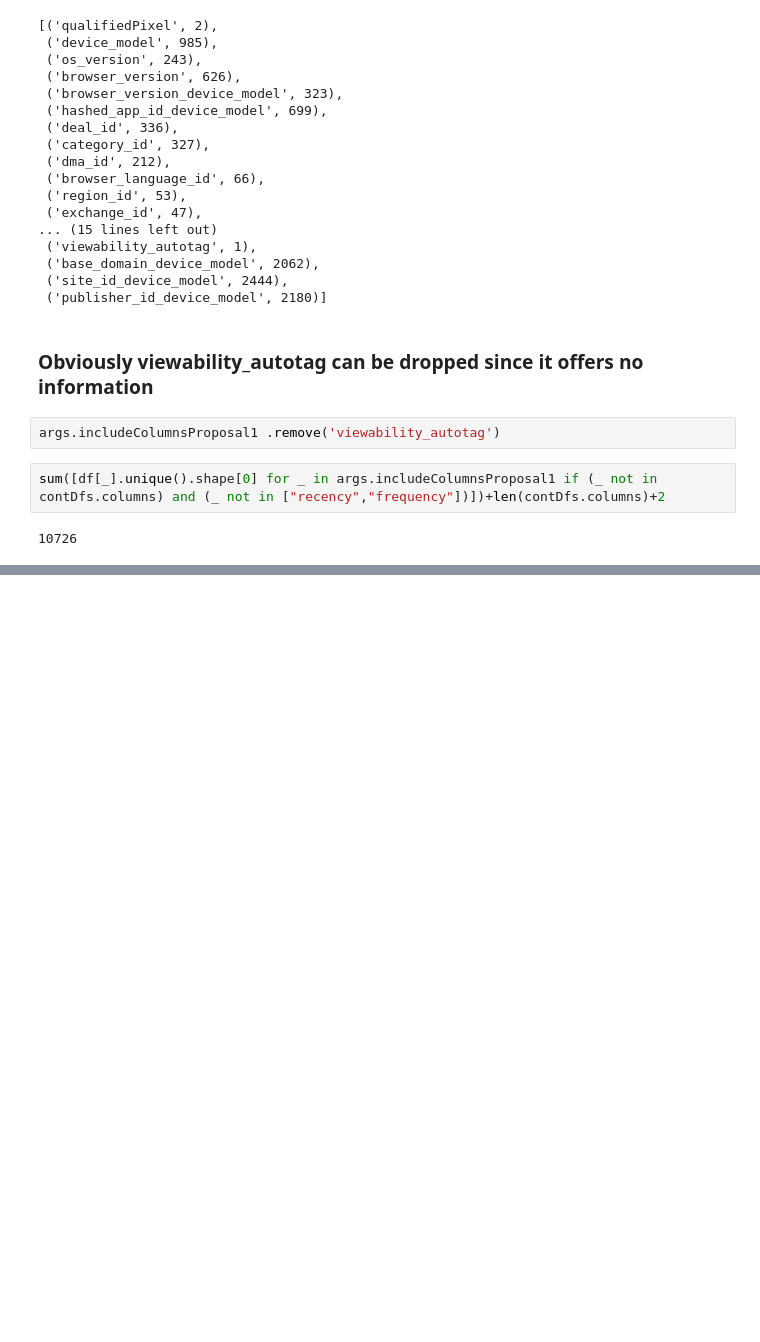
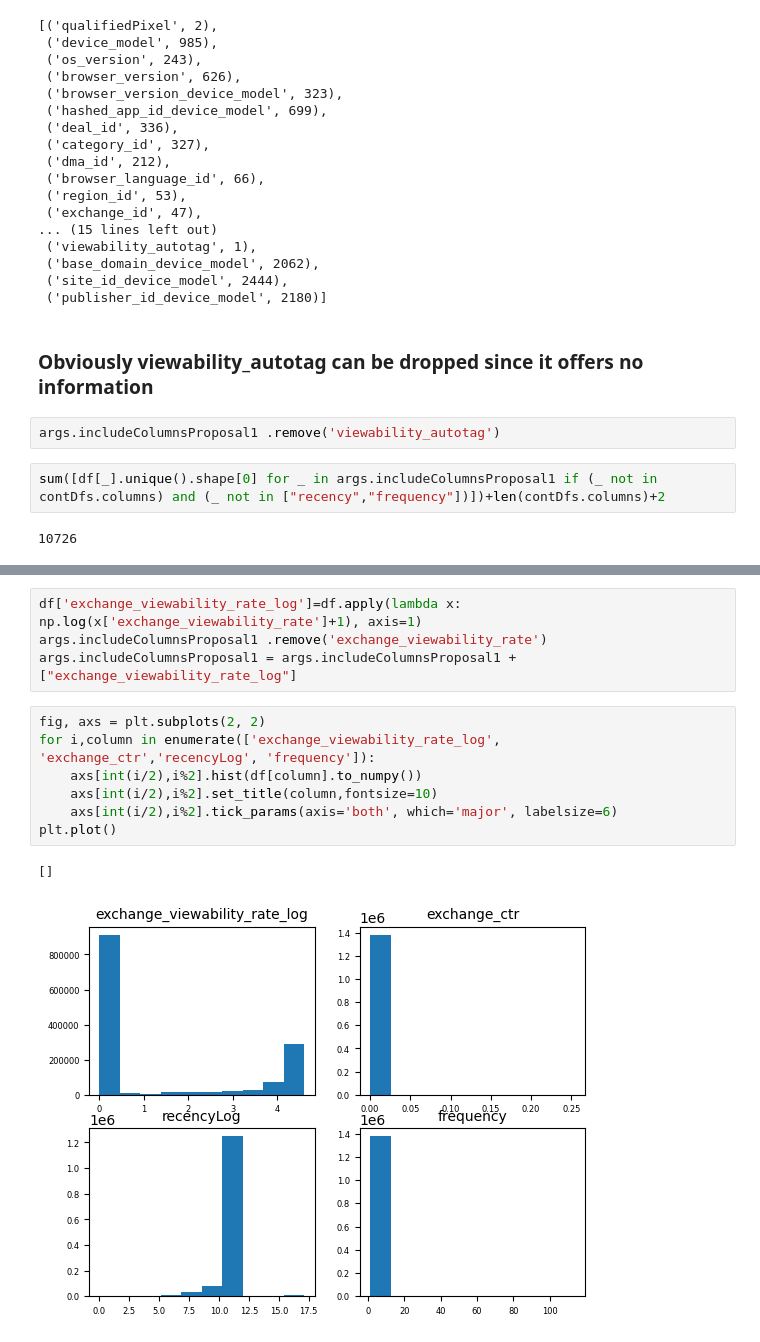
Before and after one commit to MellonNation/MediaMath, a Jupyter notebook: jy3204/dataCheck.ipynb, the cells around one changed output, grey strips where cells are left out. Cells and saved outputs as stored; diff of their text form; blank space fills up the shorter version.

```diff
--- a/jy3204/dataCheck.ipynb
+++ b/jy3204/dataCheck.ipynb
@@ -375,0 +500,14 @@ sum([df[_].unique().shape[0] for _ in args.includeColumnsProposal1 if (_ not in
+# %%
+df['exchange_viewability_rate_log']=df.apply(lambda x: np.log(x['exchange_viewability_rate']+1), axis=1)
+args.includeColumnsProposal1 .remove('exchange_viewability_rate')
+args.includeColumnsProposal1 = args.includeColumnsProposal1 + ["exchange_viewability_rate_log"]
+# %%
+fig, axs = plt.subplots(2, 2)
+for i,column in enumerate(['exchange_viewability_rate_log', 'exchange_ctr','recencyLog', 'frequency']):
+    axs[int(i/2),i%2].hist(df[column].to_numpy())
+    axs[int(i/2),i%2].set_title(column,fontsize=10)
+    axs[int(i/2),i%2].tick_params(axis='both', which='major', labelsize=6)
+plt.plot()
+# %% [output]
+[]
+[figure, added]
```
Also changed, not shown: parts of 25 cells of this notebook, 3 other files.
